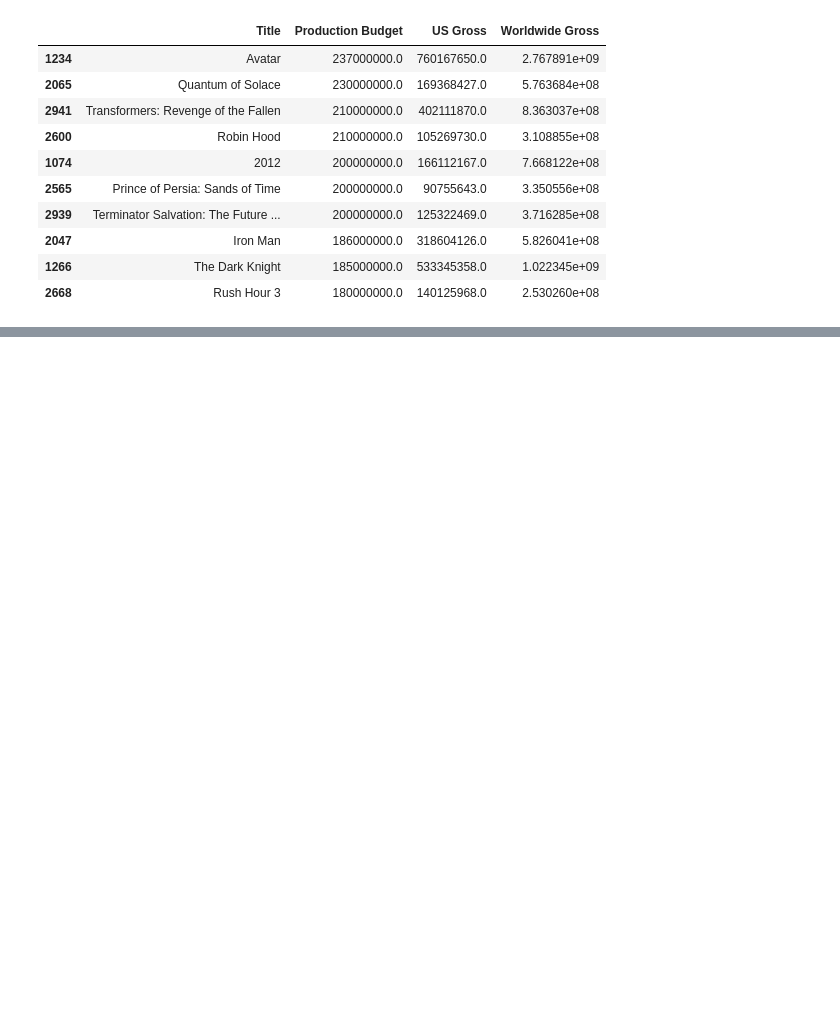
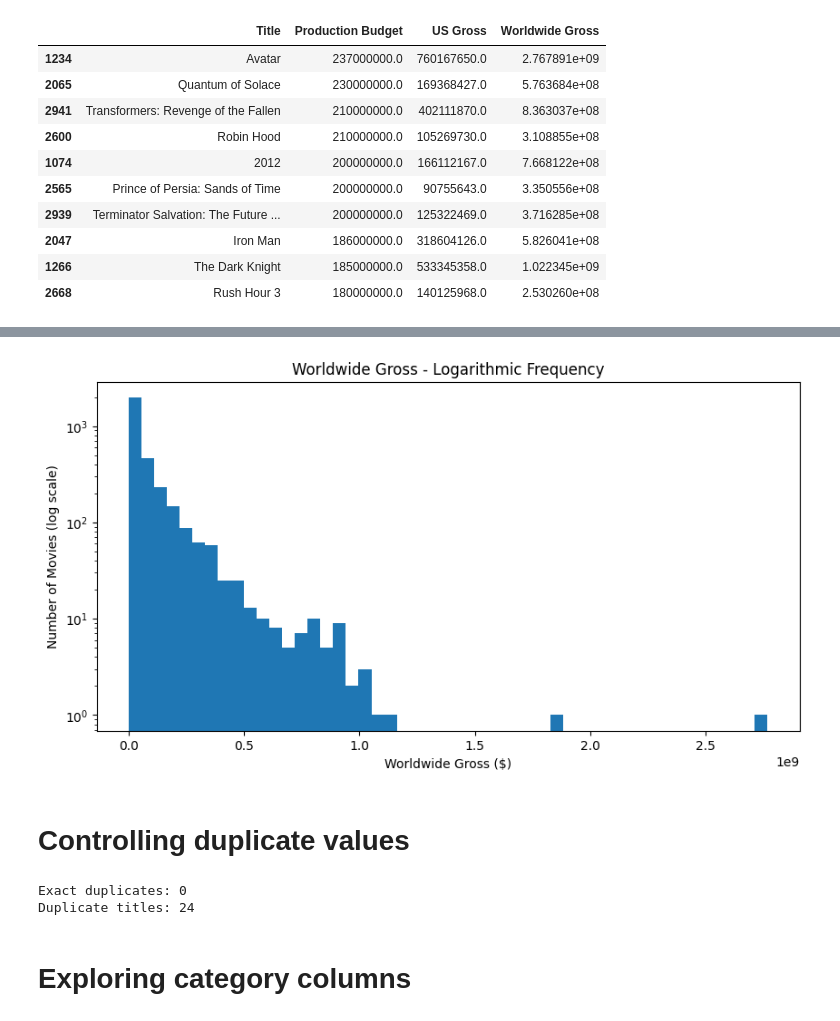
Before and after one commit to melchior-/labs, a Jupyter notebook: visualisation_labs/project/project.ipynb, the cells around one changed output, grey strips where cells are left out. Drawn from its saved outputs; the diff is of its cells as text; code cells hidden in the pictures; blank space fills up the shorter version.

```diff
--- a/visualisation_labs/project/project.ipynb
+++ b/visualisation_labs/project/project.ipynb
@@ -160,0 +549,26 @@ movies.loc[
+# %%
+plt.figure(figsize=(10, 5))
+
+plt.hist(
+    movies["Worldwide Gross"].dropna(),
+    bins=50,
+    log=True
+)
+
+plt.title("Worldwide Gross - Logarithmic Frequency")
+plt.xlabel("Worldwide Gross ($)")
+plt.ylabel("Number of Movies (log scale)")
+
+plt.show()
+# %% [output]
+[figure, added]
+# %% [markdown]
+# Controlling duplicate values
+# %%
+print("Exact duplicates:", movies.duplicated().sum())
+print("Duplicate titles:", movies["Title"].duplicated().sum())
+# %% [output]
+Exact duplicates: 0
+Duplicate titles: 24
+# %% [markdown]
+# Exploring category columns
```
Also changed, not shown: parts of 63 cells of this notebook.
